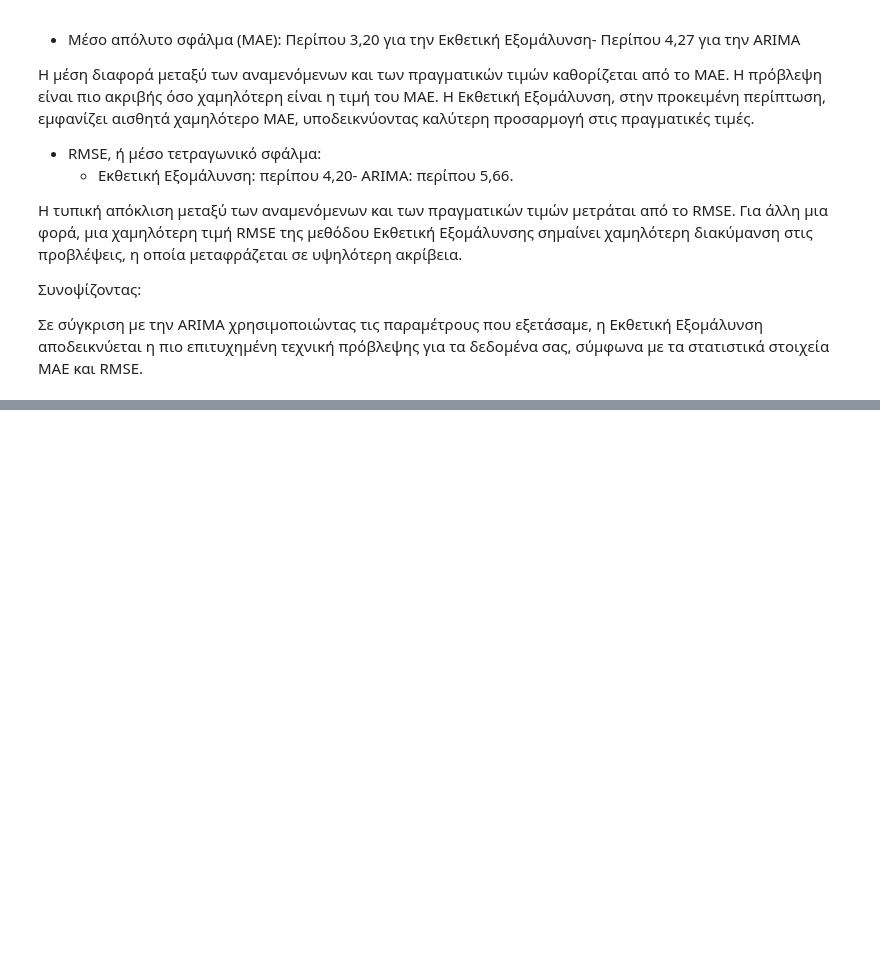
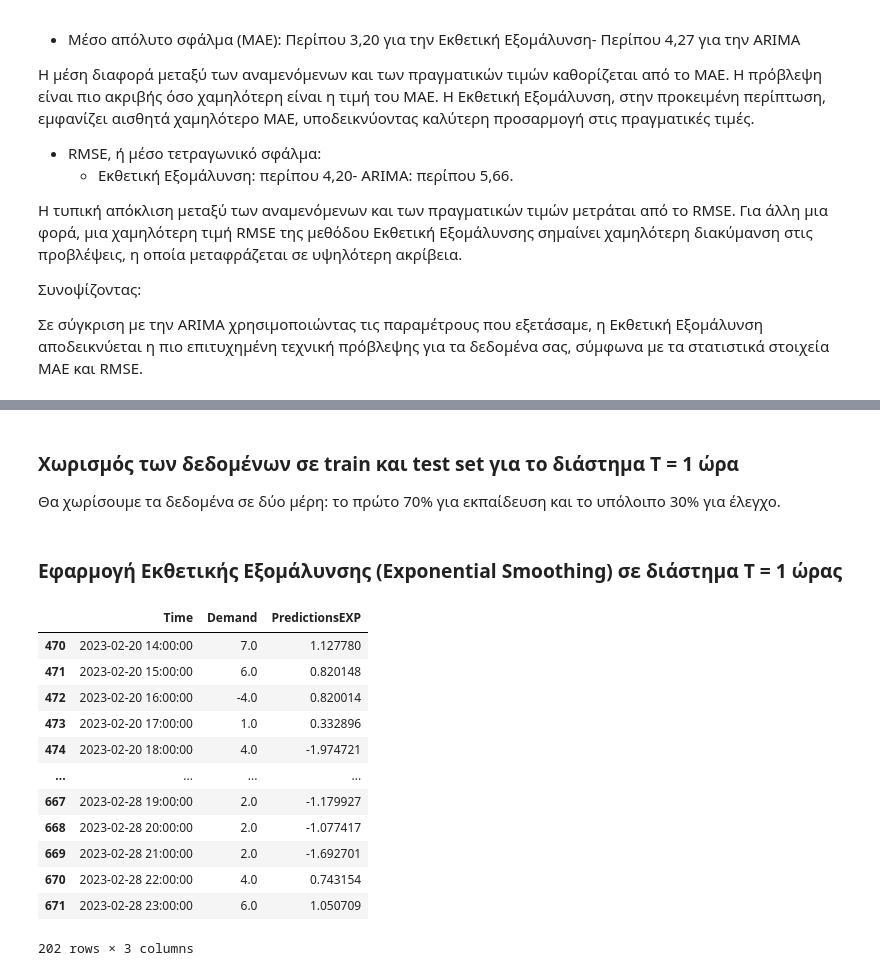
Before and after one commit to Th4nosMyl/Bike-Station-Time-Series-Analysis, a Jupyter notebook: src/BikeStationTimeSeriesAnalysis.ipynb, the cells around one changed output, grey strips where cells are left out. Drawn from its saved outputs; the diff is of its cells as text; code cells hidden in the pictures; blank space fills up the shorter version.

```diff
--- a/src/BikeStationTimeSeriesAnalysis.ipynb
+++ b/src/BikeStationTimeSeriesAnalysis.ipynb
@@ -307,0 +341,15 @@ Root Mean Square Error (RMSE) of ARIMA: 5.662298077734
+# %%
+# Ορίζουμε το χρονικό διάστημα σε 1 ώρα
+T1H = '1h'
+
+# Δημιουργία της χρονοσειράς για την εκκίνηση από τον ενδιαφερόμενο σταθμό
+startSeries1H = filteredData[filteredData['StartStationId'] == 1].set_index('StartTime').resample(T1H).count()['TripId']
+
+# Δημιουργία της χρονοσειράς για τον τερματισμό στον ενδιαφερόμενο σταθμό
+endSeries1H = filteredData[filteredData['EndStationId'] == 1].set_index('EndTime').resample(T1H).count()['TripId']
+
+# Υπολογισμός ζήτησης ποδηλάτων στον ενδιαφερόμενο σταθμό & Δημιουργία της χρονοσειράς
+demandSeries1H = endSeries1H.sub(startSeries1H, fill_value=0)
+
+demandSeries1H = pd.DataFrame({'Time': demandSeries1H.index, 'Demand': demandSeries1H.values})
+demandSeries1H
@@ -307,0 +370,48 @@ Root Mean Square Error (RMSE) of ARIMA: 5.662298077734
+# %% [markdown]
+### Χωρισμός των δεδομένων σε train και test set για το διάστημα T = 1 ώρα
+
+Θα χωρίσουμε τα δεδομένα σε δύο μέρη: το πρώτο 70% για εκπαίδευση και το υπόλοιπο 30% για έλεγχο.
+# %%
+# Ορίζουμε το ποσοστό των δεδομένων που θα χρησιμοποιήσουμε για το training
+trainSize = 0.7
+
+# Υπολογίζουμε τον αριθμό των παρατηρήσεων για εκπαίδευση
+trainSize1H = int(len(demandSeries1H) * trainSize)
+
+# Διαχωρίζουμε τα δεδομένα σε train και test
+trainData1H = demandSeries1H[:trainSize1H]
+testData1H = demandSeries1H[trainSize1H:]
+# %% [markdown]
+### Εφαρμογή Εκθετικής Εξομάλυνσης (Exponential Smoothing) σε διάστημα **T = 1 ώρας**
+# %%
+# Δημιουργία αντιγράφου του test set για να αποφύγουμε το SettingWithCopyWarning
+testDataCopy1H = testData1H.copy()
+
+# Εκπαίδευση του μοντέλου
+modelExp1H = ExponentialSmoothing(trainData1H['Demand'], seasonal='add', seasonal_periods=12).fit()
+
+# Πρόβλεψη με το μοντέλο
+predExp1H = modelExp1H.forecast(len(testDataCopy1H))
+
+# Oρισμός των προβλέψεων στο test set χρησιμοποιώντας .loc
+testDataCopy1H.loc[:, 'PredictionsEXP'] = predExp1H.values
+
+# Ανάθεση των προβλέψεων στο αντίγραφο του test set
+expPredictions1H = testDataCopy1H.copy()
+
+# Εκτύπωση των προβλέψεων
+expPredictions1H
+# %% [output]
+|  | Time | Demand | PredictionsEXP |
+| 470 | 2023-02-20 14:00:00 | 7.0 | 1.127780 |
+| 471 | 2023-02-20 15:00:00 | 6.0 | 0.820148 |
+| 472 | 2023-02-20 16:00:00 | -4.0 | 0.820014 |
+| 473 | 2023-02-20 17:00:00 | 1.0 | 0.332896 |
+| 474 | 2023-02-20 18:00:00 | 4.0 | -1.974721 |
+| ... | ... | ... | ... |
+| 667 | 2023-02-28 19:00:00 | 2.0 | -1.179927 |
+| 668 | 2023-02-28 20:00:00 | 2.0 | -1.077417 |
+| 669 | 2023-02-28 21:00:00 | 2.0 | -1.692701 |
+| 670 | 2023-02-28 22:00:00 | 4.0 | 0.743154 |
+| 671 | 2023-02-28 23:00:00 | 6.0 | 1.050709 |
+202 rows × 3 columns
```
Also changed, not shown: parts of 27 cells of this notebook.
